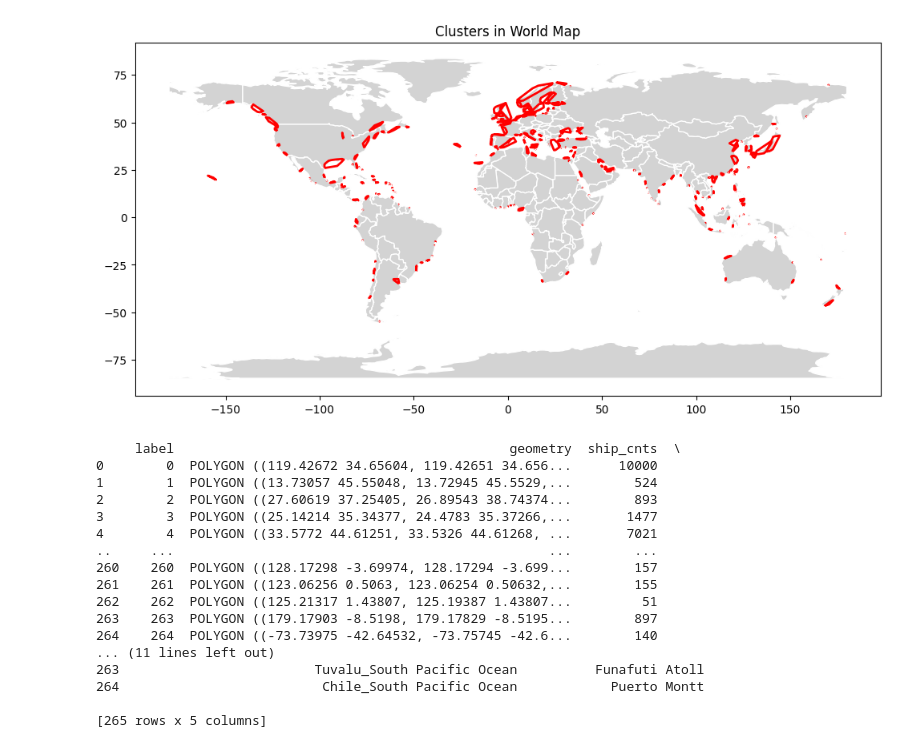
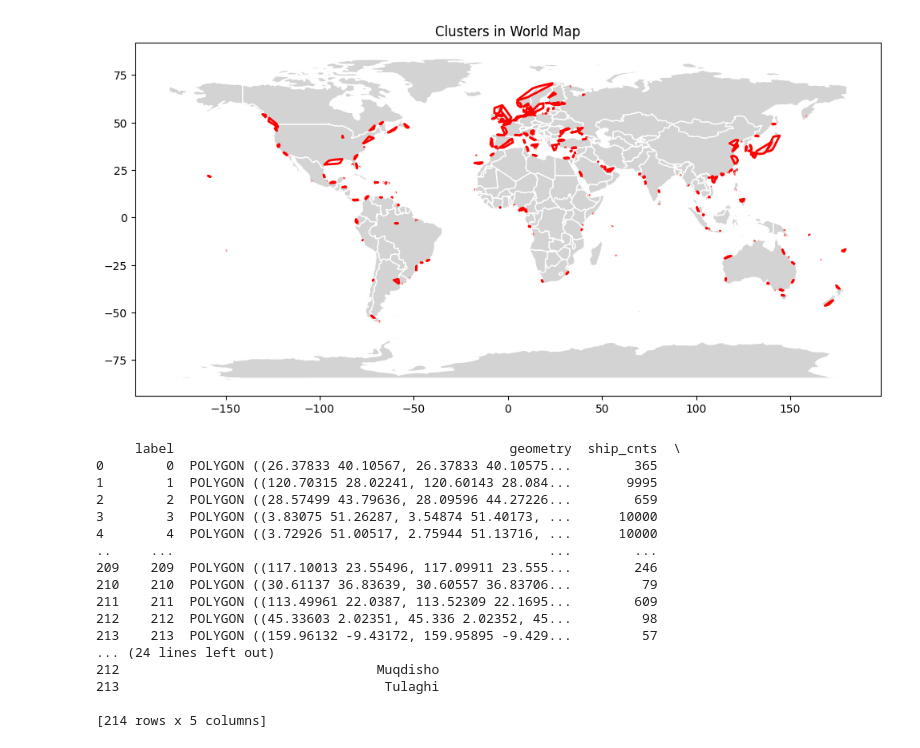
Before and after one commit to Paulliant/global-shipping-networks-analysis, a Jupyter notebook: preprocessing/read_feature.ipynb, the cells around one changed output. Cells and saved outputs as stored; diff of their text form; code cells hidden in the pictures.

```diff
--- a/preprocessing/read_feature.ipynb
+++ b/preprocessing/read_feature.ipynb
@@ -1,47 +1,47 @@
 # %%
 import pandas as pd
 import geopandas as gpd
 from shapely import wkb
 import matplotlib.pyplot as plt
 
 # 读取 feather 文件（注意相对路径）
-# df = pd.read_feather('../Network Analysis/result/clusters/cl_tmp.feather')
-df = pd.read_feather('../Network Analysis/result/clusters/cl_01-03.feather')
+# df = pd.read_feather('../Network Analysis/result/clusters/cl_ru.feather')
+df = pd.read_feather('../Network Analysis/result/clusters/cl_cv.feather')
 
 # 将二进制的 geometry 列转换为 shapely 几何对象
 df['geometry'] = df['geometry'].apply(wkb.loads)
 
 # 构造 GeoDataFrame
 gdf = gpd.GeoDataFrame(df, geometry='geometry')
 gdf.set_crs(epsg=4326, inplace=True)
 
 # 从本地加载世界地图数据
 world = gpd.read_file('data/countries.geo.json')
 
 # 绘制世界地图和叠加多边形
 fig, ax = plt.subplots(figsize=(12, 8))
 world.plot(ax=ax, color='lightgray', edgecolor='white')
 gdf.plot(ax=ax, facecolor='none', edgecolor='red', linewidth=2)
 plt.title("Clusters in World Map")
 plt.show()
 
 print(gdf)
 # %% [output]
-[figure, old version]
+[figure, new version]
      label                                           geometry  ship_cnts  \
-0        0  POLYGON ((119.42672 34.65604, 119.42651 34.656...      10000
-1        1  POLYGON ((13.73057 45.55048, 13.72945 45.5529,...        524
-2        2  POLYGON ((27.60619 37.25405, 26.89543 38.74374...        893
-3        3  POLYGON ((25.14214 35.34377, 24.4783 35.37266,...       1477
-4        4  POLYGON ((33.5772 44.61251, 33.5326 44.61268, ...       7021
+0        0  POLYGON ((26.37833 40.10567, 26.37833 40.10575...        365
+1        1  POLYGON ((120.70315 28.02241, 120.60143 28.084...       9995
+2        2  POLYGON ((28.57499 43.79636, 28.09596 44.27226...        659
+3        3  POLYGON ((3.83075 51.26287, 3.54874 51.40173, ...      10000
+4        4  POLYGON ((3.72926 51.00517, 2.75944 51.13716, ...      10000
 ..     ...                                                ...        ...
-260    260  POLYGON ((128.17298 -3.69974, 128.17294 -3.699...        157
-261    261  POLYGON ((123.06256 0.5063, 123.06254 0.50632,...        155
-262    262  POLYGON ((125.21317 1.43807, 125.19387 1.43807...         51
-263    263  POLYGON ((179.17903 -8.5198, 179.17829 -8.5195...        897
-264    264  POLYGON ((-73.73975 -42.64532, -73.75745 -42.6...        140
-... (11 lines left out)
-263                         Tuvalu_South Pacific Ocean          Funafuti Atoll
-264                          Chile_South Pacific Ocean            Puerto Montt
+209    209  POLYGON ((117.10013 23.55496, 117.09911 23.555...        246
+210    210  POLYGON ((30.61137 36.83639, 30.60557 36.83706...         79
+211    211  POLYGON ((113.49961 22.0387, 113.52309 22.1695...        609
+212    212  POLYGON ((45.33603 2.02351, 45.336 2.02352, 45...         98
+213    213  POLYGON ((159.96132 -9.43172, 159.95895 -9.429...         57
+... (24 lines left out)
+212                                 Muqdisho
+213                                  Tulaghi
 
-[265 rows x 5 columns]
+[214 rows x 5 columns]
```
Also changed, not shown: 7 other files.
